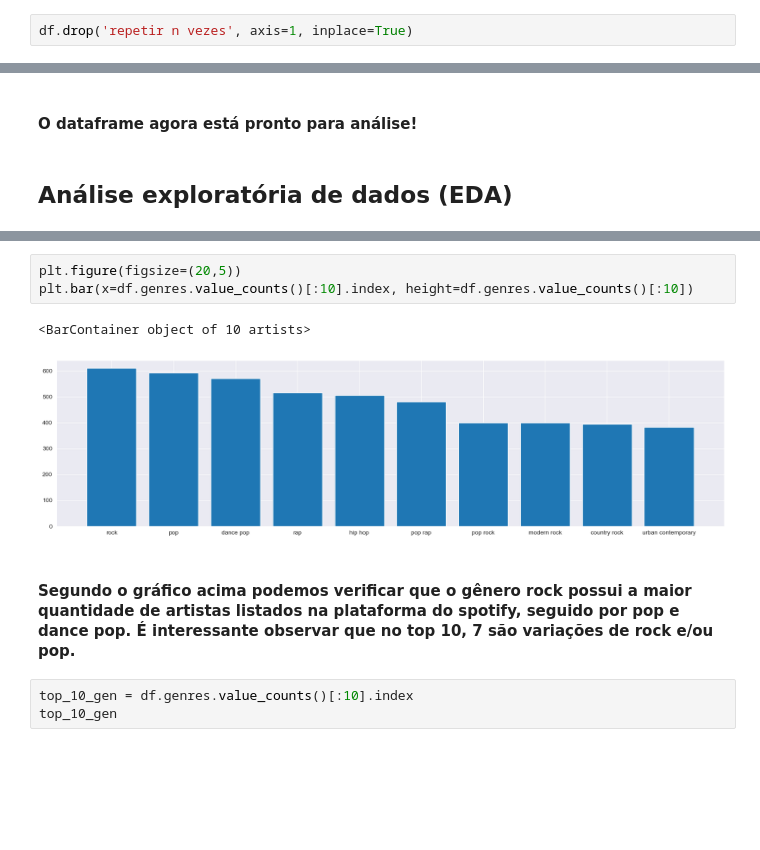
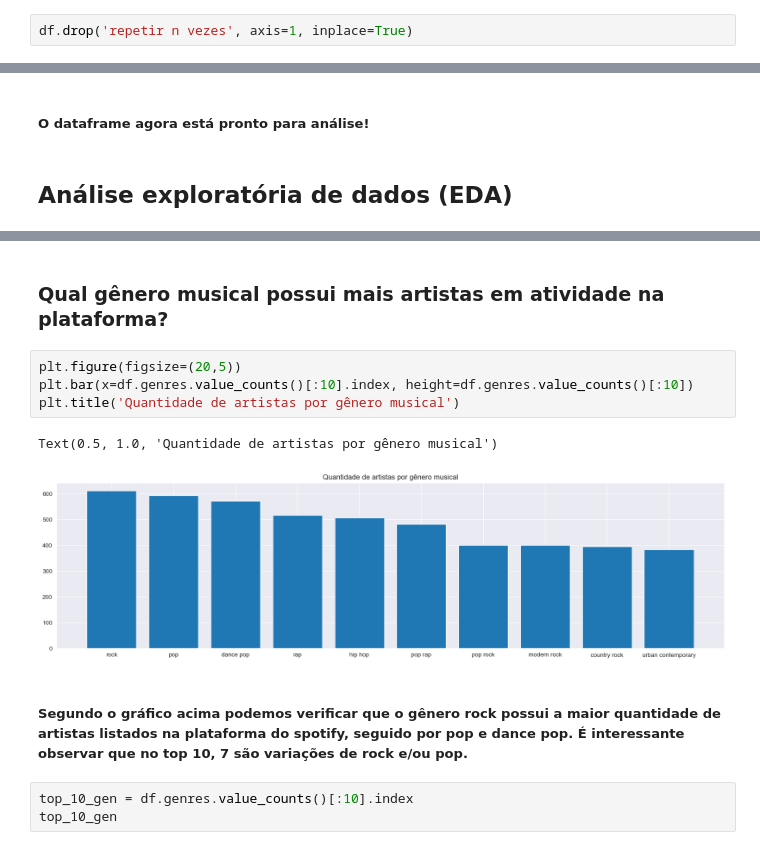
Before and after one commit to danilomiyatake/spotify, a Jupyter notebook: spotify_eda.ipynb, the cells around one changed output, grey strips where cells are left out. Drawn from its saved outputs; the diff is of its cells as text; blank space fills up the shorter version.

```diff
--- a/spotify_eda.ipynb
+++ b/spotify_eda.ipynb
@@ -173,7 +173,7 @@ Data columns (total 16 columns):
 dtypes: float64(11), int64(3), object(2)
 memory usage: 9.7+ MB
 # %% [markdown]
-#### O dataframe agora está pronto para análise!
+##### O dataframe agora está pronto para análise!
 # %% [markdown]
 ## Análise exploratória de dados (EDA)
 # %%
@@ -188,14 +188,17 @@ df.describe()
 | 50% | 0.295667 | 0.564000 | 2.303562e+05 | 0.584621 | 0.003040 | 0.165980 | -9.066500 | 0.051900 | ... |
 | 75% | 0.712571 | 0.676500 | 2.736410e+05 | 0.739300 | 0.156186 | 0.235063 | -6.342000 | 0.090533 | ... |
 | max | 0.996000 | 0.986000 | 5.403500e+06 | 1.000000 | 1.000000 | 0.991000 | 1.342000 | 0.964000 | ... |
+# %% [markdown]
+### Qual gênero musical possui mais artistas em atividade na plataforma?
 # %%
 plt.figure(figsize=(20,5))
 plt.bar(x=df.genres.value_counts()[:10].index, height=df.genres.value_counts()[:10])
+plt.title('Quantidade de artistas por gênero musical')
 # %% [output]
-<BarContainer object of 10 artists>
+Text(0.5, 1.0, 'Quantidade de artistas por gênero musical')
-[figure, old version]
+[figure, new version]
 # %% [markdown]
-#### Segundo o gráfico acima podemos verificar que o gênero rock possui a maior quantidade de artistas listados na plataforma do spotify, seguido por pop e dance pop. É interessante observar que no top 10, 7 são variações de rock e/ou pop.
+##### Segundo o gráfico acima podemos verificar que o gênero rock possui a maior quantidade de artistas listados na plataforma do spotify, seguido por pop e dance pop. É interessante observar que no top 10, 7 são variações de rock e/ou pop.
 # %%
 top_10_gen = df.genres.value_counts()[:10].index
 top_10_gen
```
Also changed, not shown: parts of 41 cells of this notebook.
